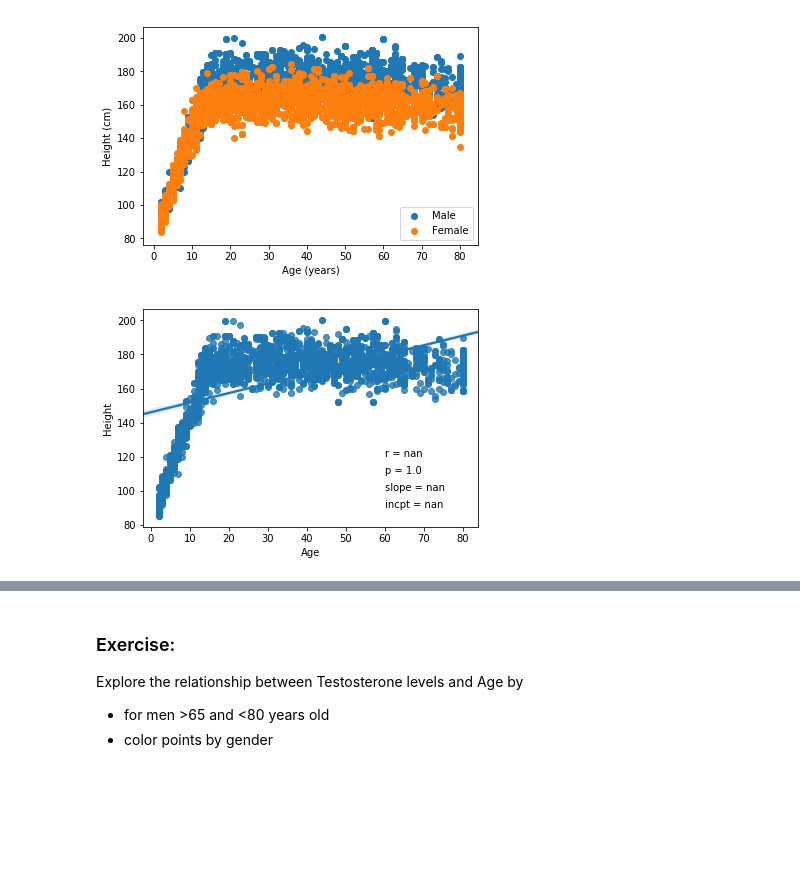
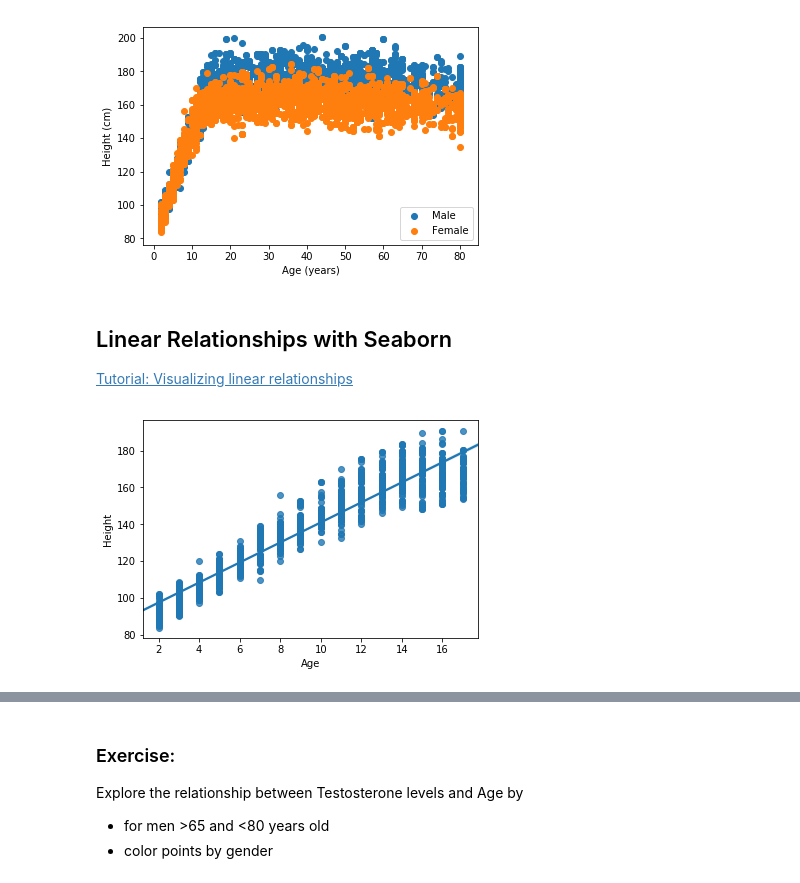
Before and after one commit to uvarc/courses, a Jupyter notebook: workshops/python/summer-bootcamp/Adv_Python-DataViz.ipynb, the cells around one changed output, grey strips where cells are left out. Saved outputs shown, nothing was run; the diff lists cells and outputs as text; code cells hidden in the pictures; blank space fills up the shorter version.

```diff
--- a/workshops/python/summer-bootcamp/Adv_Python-DataViz.ipynb
+++ b/workshops/python/summer-bootcamp/Adv_Python-DataViz.ipynb
@@ -284,23 +281,18 @@ plt.legend()
 plt.show()
 # %% [output]
 [figure]
-# %%
-# scatter plots using seaborn, with
-# linear regression
-
-import scipy.stats
-
-# fit a 1st order polynomial (linear )
-slope, intercept = np.polyfit(nh_male['Age'], nh_male['Height'], 1)
-# get pearson r and p-value
-r, p = scipy.stats.pearsonr(nh_male['Age'], nh_male['Height'])
-
-# now lets plot
-regPlot = sns.regplot(x='Age', y='Height', data = nh_male)
-regPlot.text(60, 120, "r = " + str(round(r, 2)))
-regPlot.text(60, 110, "p = " + str(round(p, 4)))
-regPlot.text(60, 100, "slope = " + str(round(slope, 2)))
-regPlot.text(60, 90, "incpt = " + str(round(intercept, 2)));
-plt.show()
-# %% [output]
-[figure, removed]
+# %% [markdown]
+## Linear Relationships with Seaborn
+
+[Tutorial: Visualizing linear relationships](https://seaborn.pydata.org/tutorial/regression.html#regression-tutorial)
+# %%
+# filter the data for children
+
+nh_child = nh[nh.Age < 18]
+# %%
+# Lets explore the relationship between
+# age and height using sns.regplot()
+sns.regplot(x="Age", y="Height", data=nh_child)
+plt.show()
+# %% [output]
+[figure, added]
```
Also changed, not shown: parts of 19 cells of this notebook, 1 other file.
